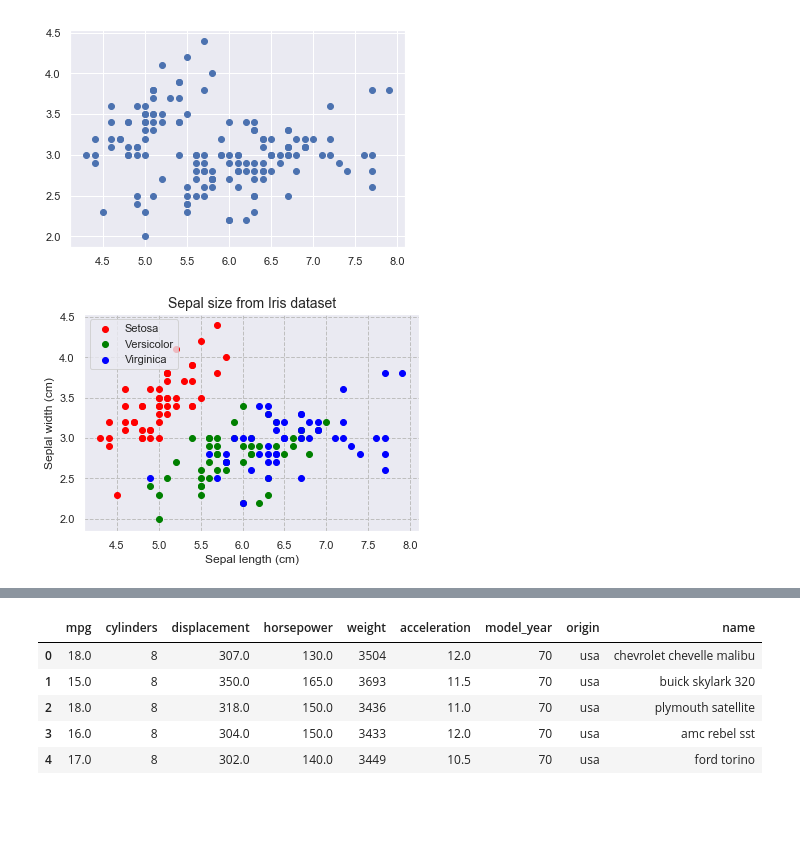
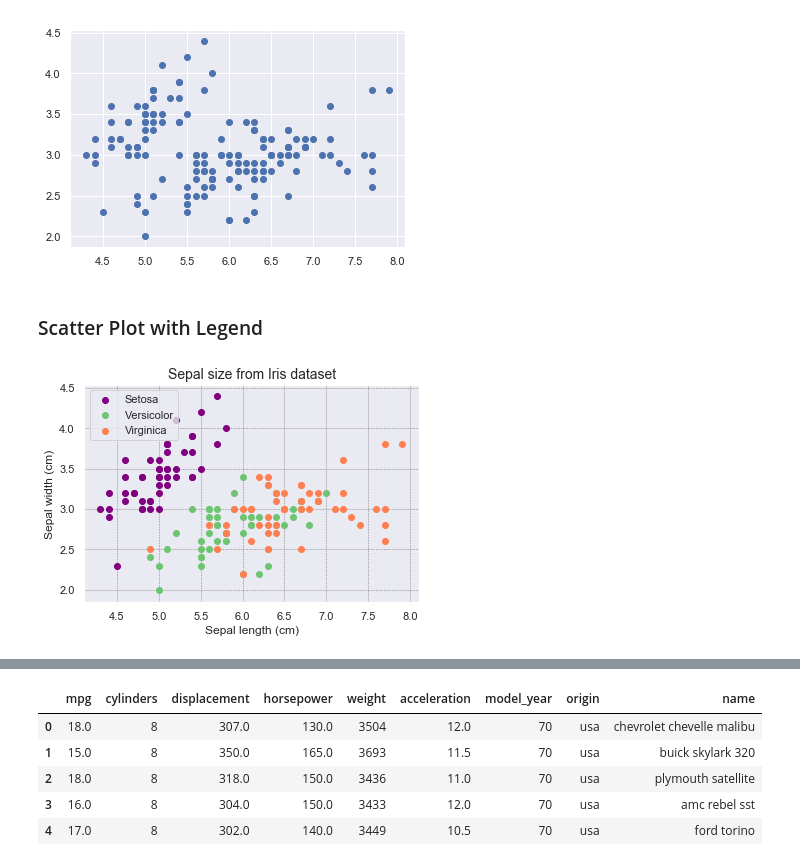
Before and after one commit to Brinkhuis/Cursus, a Jupyter notebook: notebooks/matplotlib.ipynb, the cells around one changed output, grey strips where cells are left out. Saved outputs shown, nothing was run; the diff lists cells and outputs as text; code cells hidden in the pictures; blank space fills up the shorter version.

```diff
--- a/notebooks/matplotlib.ipynb
+++ b/notebooks/matplotlib.ipynb
@@ -89,25 +15,26 @@ plt.scatter(x = iris.sepal_length, y = iris.sepal_width)
 plt.show()
 # %% [output]
 [figure]
+# %% [markdown]
+### Scatter Plot with Legend
 # %%
-# colors
 iris = sns.load_dataset('iris')
 fig = plt.figure()
 ax = fig.add_subplot(111)
 
-species_1 = ax.scatter(x = iris[:50].sepal_length, y = iris[:50].sepal_width,  c='red')
-species_2 = ax.scatter(x = iris[50:100].sepal_length, y = iris[50:100].sepal_width,  c='green')
-species_3 = ax.scatter(x = iris[100:].sepal_length, y = iris[100:].sepal_width,  c='blue')
+species_1 = ax.scatter(x = iris[:50].sepal_length, y = iris[:50].sepal_width,  c = 'purple')
+species_2 = ax.scatter(x = iris[50:100].sepal_length, y = iris[50:100].sepal_width,  c = '#6FC471')
+species_3 = ax.scatter(x = iris[100:].sepal_length, y = iris[100:].sepal_width,  c = 'coral')
 
-ax.legend([species_1, species_2, species_3], ['Setosa', 'Versicolor', 'Virginica'], loc=2)
+ax.legend([species_1, species_2, species_3], ['Setosa', 'Versicolor', 'Virginica'], loc = 2)
 
-ax.set_title('Sepal size from Iris dataset', fontsize=14)
+ax.set_title('Sepal size from Iris dataset', fontsize = 14)
 
 ax.set_xlabel('Sepal length (cm)')
-ax.set_ylabel('Seplal width (cm)')
+ax.set_ylabel('Sepal width (cm)')
 
-ax.grid(True, linestyle='--', color='0.75')
+ax.grid(True, linestyle = '--', linewidth = 0.5, color = 'gray')
 
 plt.show()
 # %% [output]
-[figure, old version]
+[figure, new version]
```
Also changed, not shown: parts of 67 cells of this notebook, 18 other files.
